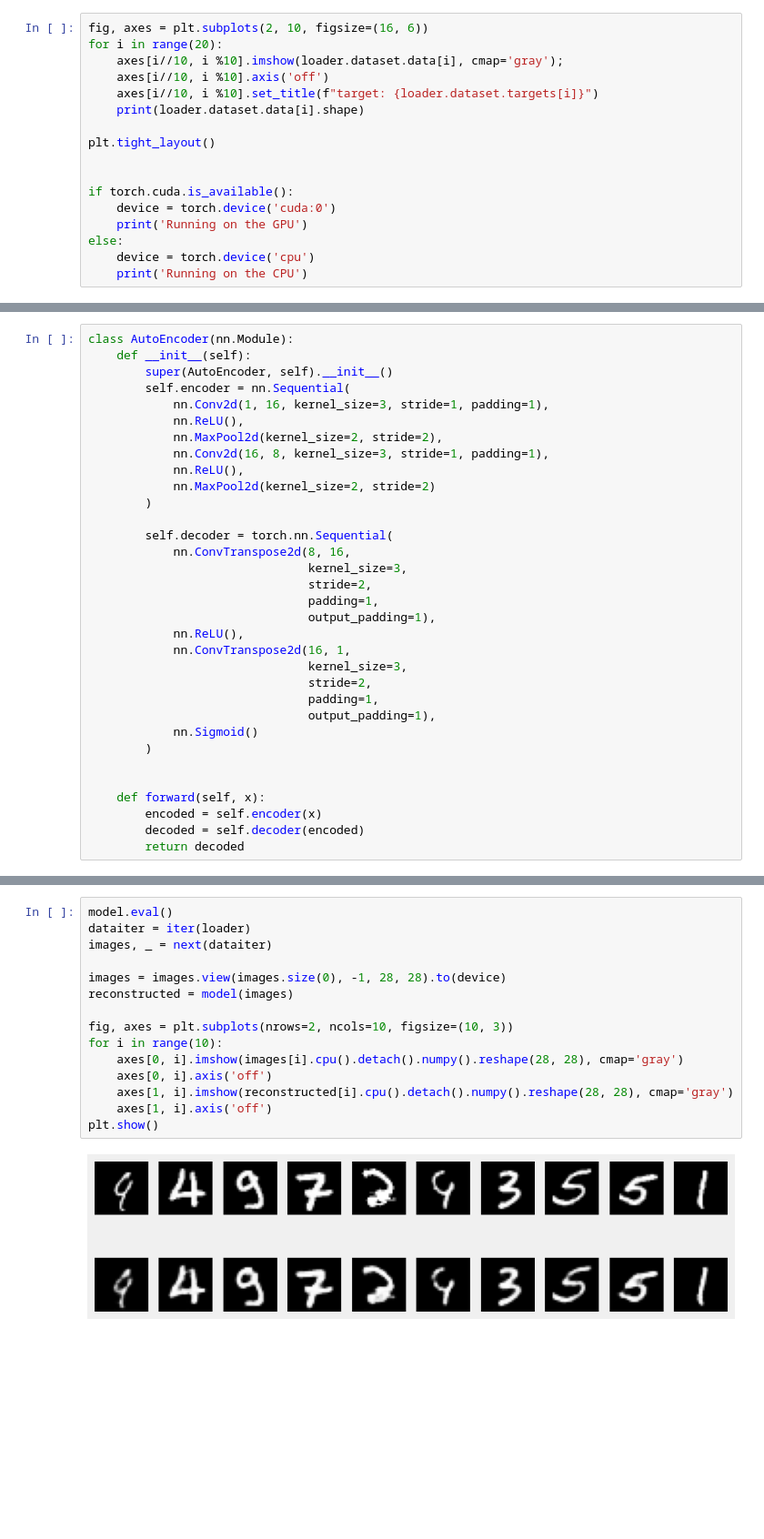
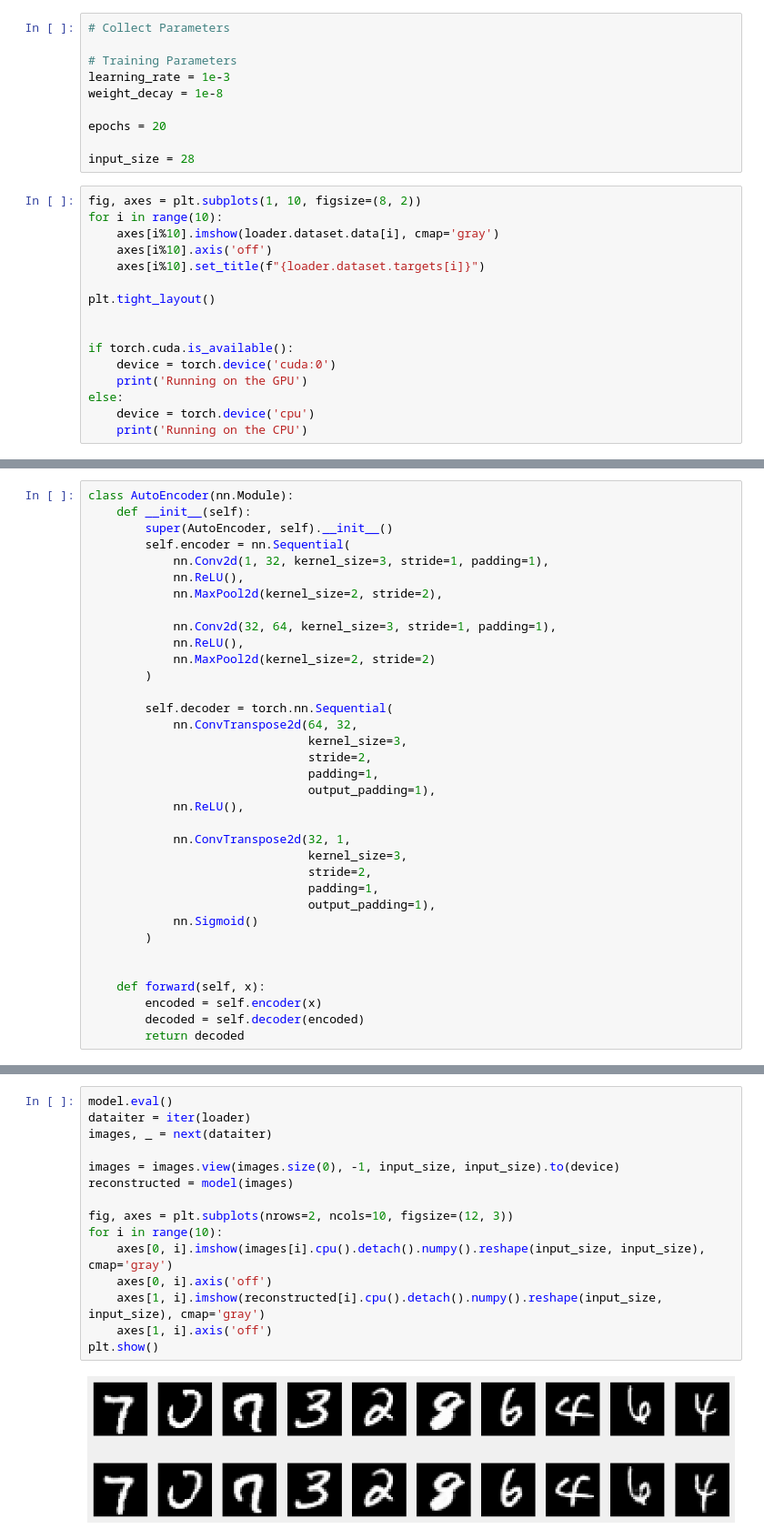
Before and after one commit to justinhangoebl/residual-quantization, a Jupyter notebook: ae.ipynb, the cells around one changed output, grey strips where cells are left out. Shown: that part at 91% size. Saved outputs shown, nothing was run; the diff lists cells and outputs as text; blank space fills up the shorter version.

```diff
--- a/ae.ipynb
+++ b/ae.ipynb
@@ -18,10 +25,19 @@ loader = torch.utils.data.DataLoader(dataset=dataset, batch_size=32, shuffle=Tru
+# %%
+# Collect Parameters
+
+# Training Parameters
+learning_rate = 1e-3
+weight_decay = 1e-8
+
+epochs = 20
+
+input_size = 28
 # %%
-fig, axes = plt.subplots(2, 10, figsize=(16, 6))
-for i in range(20):
-    axes[i//10, i %10].imshow(loader.dataset.data[i], cmap='gray');
-    axes[i//10, i %10].axis('off')
-    axes[i//10, i %10].set_title(f"target: {loader.dataset.targets[i]}")
-    print(loader.dataset.data[i].shape)
+fig, axes = plt.subplots(1, 10, figsize=(8, 2))
+for i in range(10):
+    axes[i%10].imshow(loader.dataset.data[i], cmap='gray')
+    axes[i%10].axis('off')
+    axes[i%10].set_title(f"{loader.dataset.targets[i]}")
 
 plt.tight_layout()
 
@@ -56,22 +56,24 @@ class AutoEncoder(nn.Module):
     def __init__(self):
         super(AutoEncoder, self).__init__()
         self.encoder = nn.Sequential(
-            nn.Conv2d(1, 16, kernel_size=3, stride=1, padding=1),
+            nn.Conv2d(1, 32, kernel_size=3, stride=1, padding=1),
             nn.ReLU(),
             nn.MaxPool2d(kernel_size=2, stride=2),
-            nn.Conv2d(16, 8, kernel_size=3, stride=1, padding=1),
+
+            nn.Conv2d(32, 64, kernel_size=3, stride=1, padding=1),
             nn.ReLU(),
             nn.MaxPool2d(kernel_size=2, stride=2)
         )
 
         self.decoder = torch.nn.Sequential(
-            nn.ConvTranspose2d(8, 16,
+            nn.ConvTranspose2d(64, 32,
                                kernel_size=3,
                                stride=2,
                                padding=1,
                                output_padding=1),
             nn.ReLU(),
-            nn.ConvTranspose2d(16, 1,
+
+            nn.ConvTranspose2d(32, 1,
                                kernel_size=3,
                                stride=2,
                                padding=1,
@@ -141,17 +126,17 @@ Epoch 40/40, Loss: 0.003798
 # %%
 model.eval()
 dataiter = iter(loader)
 images, _ = next(dataiter)
 
-images = images.view(images.size(0), -1, 28, 28).to(device)
+images = images.view(images.size(0), -1, input_size, input_size).to(device)
 reconstructed = model(images)
 
-fig, axes = plt.subplots(nrows=2, ncols=10, figsize=(10, 3))
+fig, axes = plt.subplots(nrows=2, ncols=10, figsize=(12, 3))
 for i in range(10):
-    axes[0, i].imshow(images[i].cpu().detach().numpy().reshape(28, 28), cmap='gray')
+    axes[0, i].imshow(images[i].cpu().detach().numpy().reshape(input_size, input_size), cmap='gray')
     axes[0, i].axis('off')
-    axes[1, i].imshow(reconstructed[i].cpu().detach().numpy().reshape(28, 28), cmap='gray')
+    axes[1, i].imshow(reconstructed[i].cpu().detach().numpy().reshape(input_size, input_size), cmap='gray')
     axes[1, i].axis('off')
 plt.show()
 # %% [output]
-[figure, old version]
+[figure, new version]
```
Also changed, not shown: parts of 8 cells of this notebook, 1 other file.
